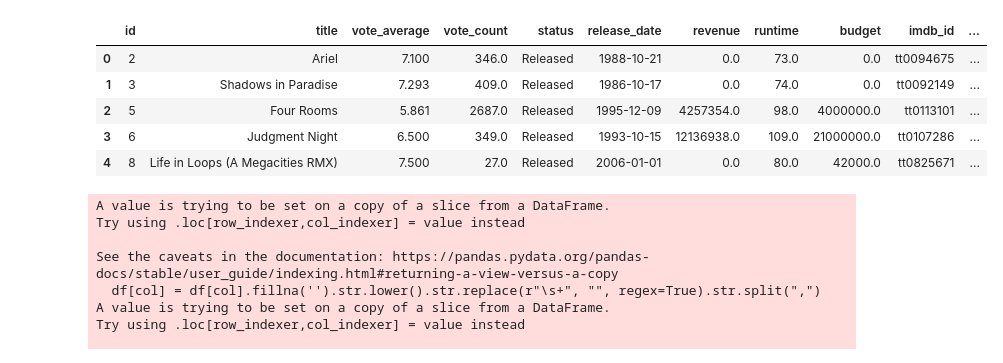
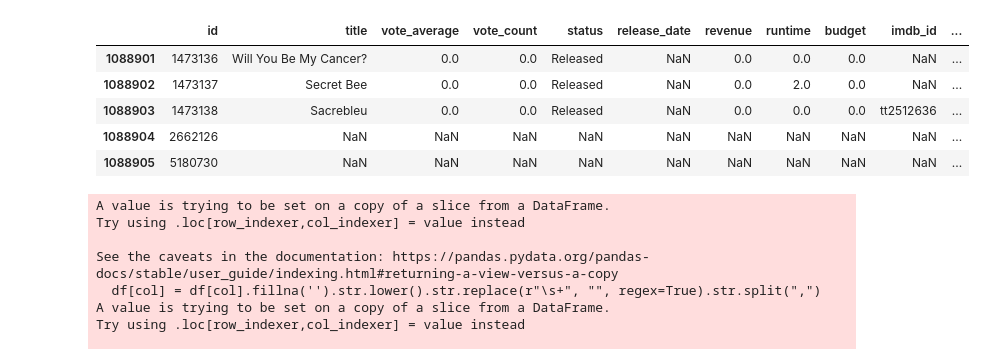
Before and after one commit to EcSky19/MovieRecs, a Jupyter notebook: preprocess_csv.ipynb, the cells around one changed output. Saved outputs shown, nothing was run; the diff lists cells and outputs as text; code cells hidden in the pictures.

```diff
--- a/preprocess_csv.ipynb
+++ b/preprocess_csv.ipynb
@@ -19,12 +19,13 @@ def jaccard_similarity(list1, list2):
 # %%
 DATA_PATH = "/Users/ethancoskay/projects/MovieRecs/data/TMDB_all_movies.csv"
 df_main = pd.read_csv(DATA_PATH)
 df_main.head()
+df_main.tail()
 # %% [output]
 |  | id | title | vote_average | vote_count | status | release_date | revenue | runtime | budget | imdb_id | ... |
-| 0 | 2 | Ariel | 7.100 | 346.0 | Released | 1988-10-21 | 0.0 | 73.0 | 0.0 | tt0094675 | ... |
-| 1 | 3 | Shadows in Paradise | 7.293 | 409.0 | Released | 1986-10-17 | 0.0 | 74.0 | 0.0 | tt0092149 | ... |
-| 2 | 5 | Four Rooms | 5.861 | 2687.0 | Released | 1995-12-09 | 4257354.0 | 98.0 | 4000000.0 | tt0113101 | ... |
-| 3 | 6 | Judgment Night | 6.500 | 349.0 | Released | 1993-10-15 | 12136938.0 | 109.0 | 21000000.0 | tt0107286 | ... |
-| 4 | 8 | Life in Loops (A Megacities RMX) | 7.500 | 27.0 | Released | 2006-01-01 | 0.0 | 80.0 | 42000.0 | tt0825671 | ... |
+| 1088901 | 1473136 | Will You Be My Cancer? | 0.0 | 0.0 | Released | NaN | 0.0 | 0.0 | 0.0 | NaN | ... |
+| 1088902 | 1473137 | Secret Bee | 0.0 | 0.0 | Released | NaN | 0.0 | 2.0 | 0.0 | NaN | ... |
+| 1088903 | 1473138 | Sacrebleu | 0.0 | 0.0 | Released | NaN | 0.0 | 0.0 | 0.0 | tt2512636 | ... |
+| 1088904 | 2662126 | NaN | NaN | NaN | NaN | NaN | NaN | NaN | NaN | NaN | ... |
+| 1088905 | 5180730 | NaN | NaN | NaN | NaN | NaN | NaN | NaN | NaN | NaN | ... |
 # %%
```
Also changed, not shown: parts of 17 cells of this notebook, 2 other files.
